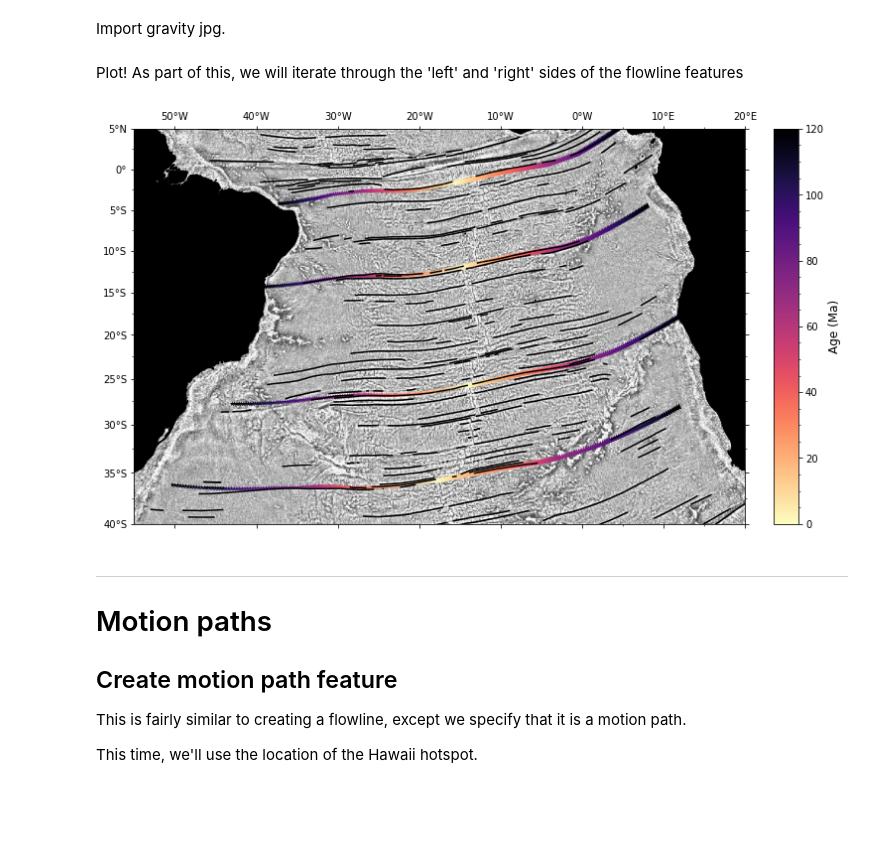
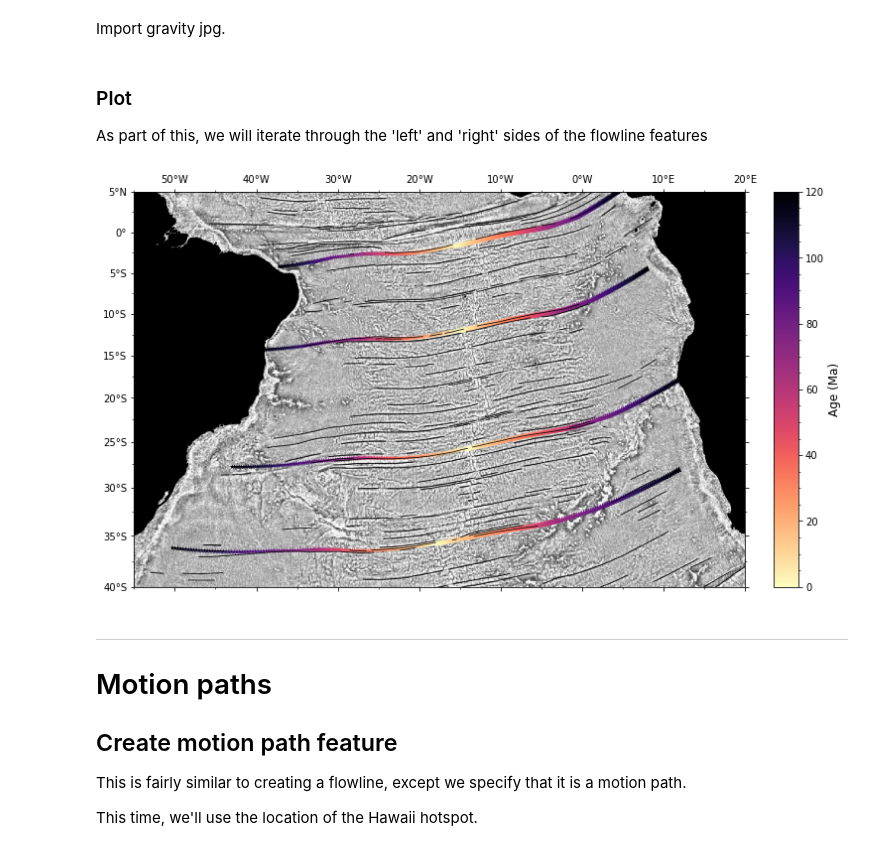
Before and after one commit to GPlates/pygplates-course-2022, a Jupyter notebook: 03-Motion-paths-and-flowlines.ipynb, the cells around one changed output. Cells and saved outputs as stored; diff of their text form; code cells hidden in the pictures; blank space fills up the shorter version.

```diff
--- a/03-Motion-paths-and-flowlines.ipynb
+++ b/03-Motion-paths-and-flowlines.ipynb
@@ -132,7 +134,9 @@ grav_file = 'Data/Vertical_Gravity_Gradient.jpg'
 img_extent = (-180, 180, -90, 90)
 img = plt.imread(grav_file)
 # %% [markdown]
-Plot! As part of this, we will iterate through the 'left' and 'right' sides of the flowline features
+### Plot
+
+As part of this, we will iterate through the 'left' and 'right' sides of the flowline features
 # %%
 # --- Create figure
 
@@ -142,8 +146,8 @@ ax = fig.add_subplot(111, projection=ccrs.Mercator())
 # --- Plot tick labels
 ax.set_xticks(np.arange(-180, 190, 10), crs=ccrs.PlateCarree())
 ax.set_yticks(np.arange(-90, 95, 5), crs=ccrs.PlateCarree())
-ax.set_xticks(np.arange(0,185,5), minor=True, crs=ccrs.PlateCarree())
-ax.set_yticks(np.arange(-90,90,2.5), minor=True, crs=ccrs.PlateCarree())
+ax.set_xticks(np.arange(-180, 185, 5), minor=True, crs=ccrs.PlateCarree())
+ax.set_yticks(np.arange(-90, 90, 2.5), minor=True, crs=ccrs.PlateCarree())
 lon_formatter = LongitudeFormatter(zero_direction_label=True)
 lat_formatter = LatitudeFormatter()
 ax.xaxis.tick_top()  # labelled ticks on top
@@ -161,14 +165,14 @@ north = 5
 ax.set_extent([west, east, south, north], crs=ccrs.PlateCarree())
 
 # ---- Plot gravity
-ax.imshow(img, cmap = 'Greys_r', origin='upper', extent=img_extent, alpha=0.75,
+ax.imshow(img, cmap='Greys_r', origin='upper', extent=img_extent, alpha=0.75,
           transform=ccrs.PlateCarree(), zorder=1)
 
 # --- Plot filled coastlines
-ax.add_feature(cfeature.LAND, color='k', zorder=2)
+ax.add_feature(cfeature.LAND, color='k', zorder=2)   # use zorder to that they plot ontop of gravity
 
 # --- Plot fracture zones
-gpd_fz.plot(ax=ax, color='k', transform=ccrs.PlateCarree())
+gpd_fz.plot(ax=ax, color='k', linewidth=0.75, transform=ccrs.PlateCarree())
 
 # --- Iterate over the reconstructed flowlines. Each seed point results in a 'left' and 'right' flowline
 for reconstructed_flowline in reconstructed_flowlines:
@@ -178,39 +182,39 @@ for reconstructed_flowline in reconstructed_flowlines:
     # --- left flowline
     flowline_left = []
 
     # Get the points for the left flowline only
     for left_point in reconstructed_flowline.get_left_flowline():
         flowline_left = np.append(flowline_left, left_point.to_lat_lon_array())  # append lat-lon points to our empty array
 
     # Repeat for the right flowline points
     flowline_right = []
     for right_point in reconstructed_flowline.get_right_flowline():
         flowline_right = np.append(flowline_right, right_point.to_lat_lon_array())
 
+    # get the lat and lon coordinates
     flowline_left_lon, flowline_left_lat = flowline_left[1::2], flowline_left[::2]
     flowline_right_lon, flowline_right_lat = flowline_right[1::2], flowline_right[::2]
 
     # plot flowlines
-    l = ax.scatter(flowline_left_lon, flowline_left_lat, 30, marker='*', c=flowline_times,
-                   transform=ccrs.PlateCarree(), cmap=plt.cm.magma_r, edgecolor='none',
-                   vmin=flowline_times[0], vmax=flowline_times[-1])
+    fl = ax.scatter(flowline_left_lon, flowline_left_lat, 30, marker='*', c=flowline_times,
+                    transform=ccrs.PlateCarree(), cmap=plt.cm.magma_r, edgecolor='none',
+                    vmin=flowline_times[0], vmax=flowline_times[-1])
 
     ax.scatter(flowline_right_lon, flowline_right_lat, 30, marker='^', c=times,
                transform=ccrs.PlateCarree(), cmap=plt.cm.magma_r, edgecolor='none',
                vmin=flowline_times[0], vmax=flowline_times[-1])
 
 # --- Set a colorbar to help visualise the passage of every Xth Myr.
-
 divider = make_axes_locatable(ax)
 cax = divider.new_horizontal(size="4%", pad=0.4, axes_class=plt.Axes)
 fig.add_axes(cax)
-cbar = plt.colorbar(l, cax=cax, orientation="vertical")
+cbar = plt.colorbar(fl, cax=cax, orientation="vertical")
 cbar.set_label('Age (Ma)', fontsize=12)
 cbar.ax.minorticks_on()
 
 plt.show()
 # %% [output]
-[figure, old version]
+[figure, new version]
 # %% [markdown]
 ---
 # Motion paths
```
Also changed, not shown: parts of 14 cells of this notebook.
